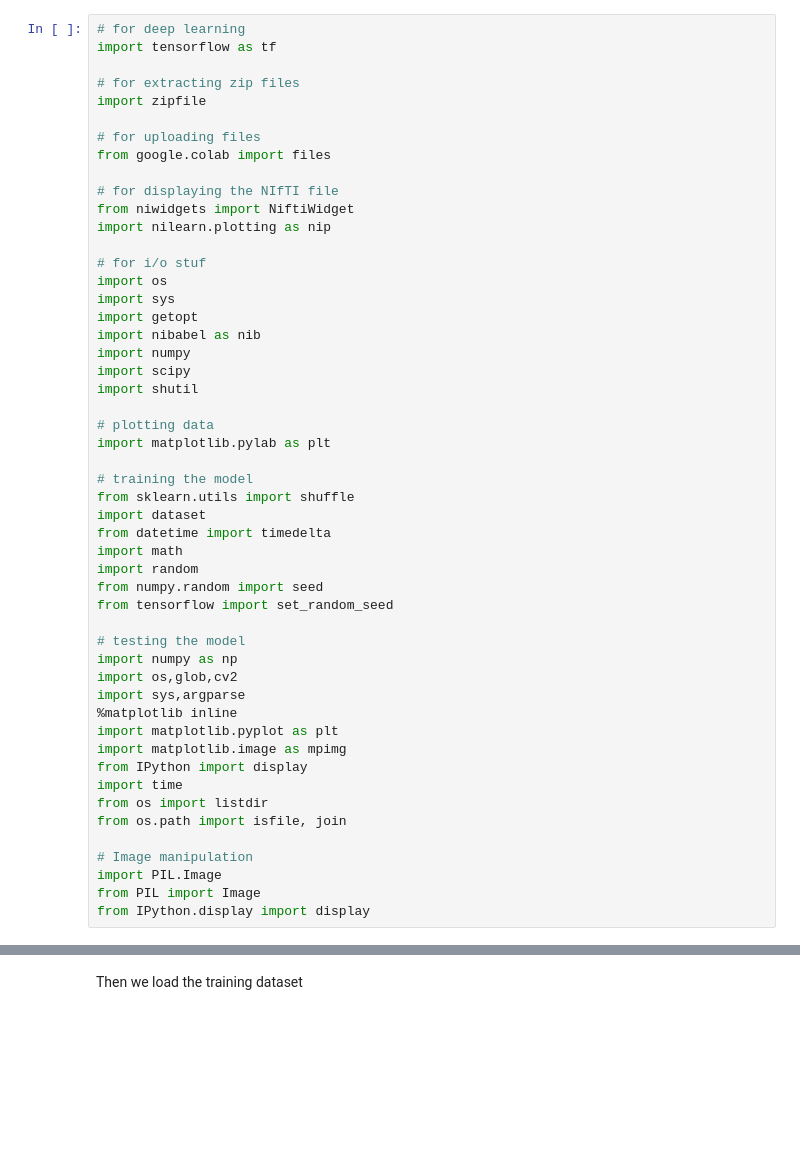
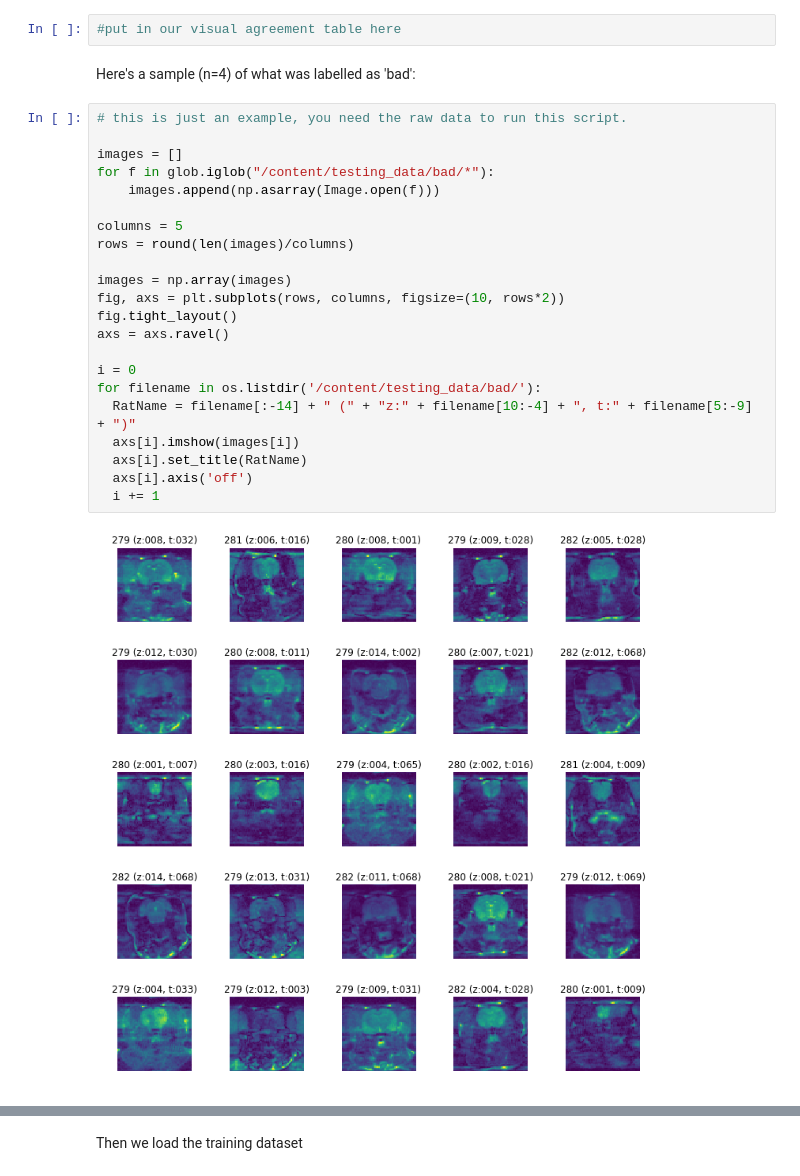
Before and after one commit to alexlaurence/CLARA, a Jupyter notebook: CLARA.ipynb, the cells around one changed output, grey strips where cells are left out. Drawn from its saved outputs; the diff is of its cells as text; blank space fills up the shorter version.

```diff
--- a/CLARA.ipynb
+++ b/CLARA.ipynb
@@ -53,51 +133,28 @@ Successfully installed nilearn-0.5.1
-# %%
-# for deep learning
-import tensorflow as tf
-
-# for extracting zip files
-import zipfile
-
-# for uploading files
-from google.colab import files
-
-# for displaying the NIfTI file
-from niwidgets import NiftiWidget
-import nilearn.plotting as nip
-
-# for i/o stuf
-import os
-import sys
-import getopt
-import nibabel as nib
-import numpy
-import scipy
-import shutil
-
-# plotting data
-import matplotlib.pylab as plt
-
-# training the model
-from sklearn.utils import shuffle
-import dataset
-from datetime import timedelta
-import math
-import random
-from numpy.random import seed
-from tensorflow import set_random_seed
-
-# testing the model
-import numpy as np
-import os,glob,cv2
-import sys,argparse
-%matplotlib inline
-import matplotlib.pyplot as plt
-import matplotlib.image as mpimg
-from IPython import display
-import time
-from os import listdir
-from os.path import isfile, join
-
-# Image manipulation
-import PIL.Image
-from PIL import Image
-from IPython.display import display
+# %%
+#put in our visual agreement table here
+# %% [markdown]
+Here's a sample (n=4) of what was labelled as 'bad':
+# %%
+# this is just an example, you need the raw data to run this script.
+
+images = []
+for f in glob.iglob("/content/testing_data/bad/*"):
+    images.append(np.asarray(Image.open(f)))
+
+columns = 5
+rows = round(len(images)/columns)
+
+images = np.array(images)
+fig, axs = plt.subplots(rows, columns, figsize=(10, rows*2))
+fig.tight_layout()
+axs = axs.ravel()
+
+i = 0
+for filename in os.listdir('/content/testing_data/bad/'):
+  RatName = filename[:-14] + " (" + "z:" + filename[10:-4] + ", t:" + filename[5:-9] + ")"
+  axs[i].imshow(images[i])
+  axs[i].set_title(RatName)
+  axs[i].axis('off')
+  i += 1
+# %% [output]
+[figure, added]
```
Also changed, not shown: parts of 49 cells of this notebook.
